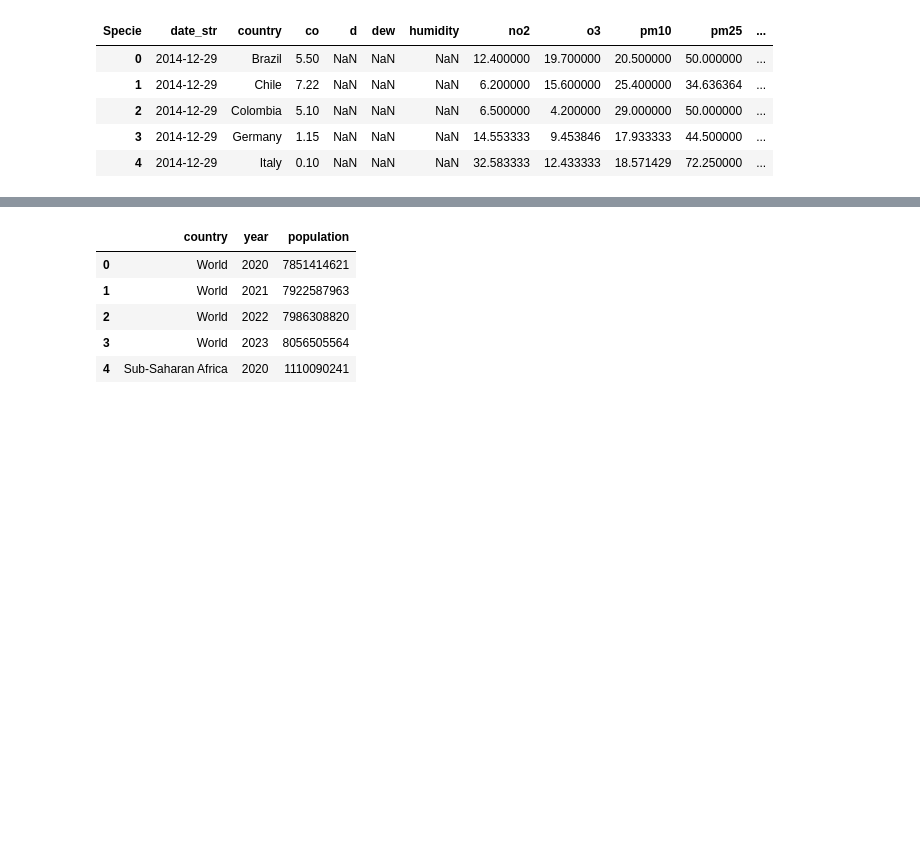
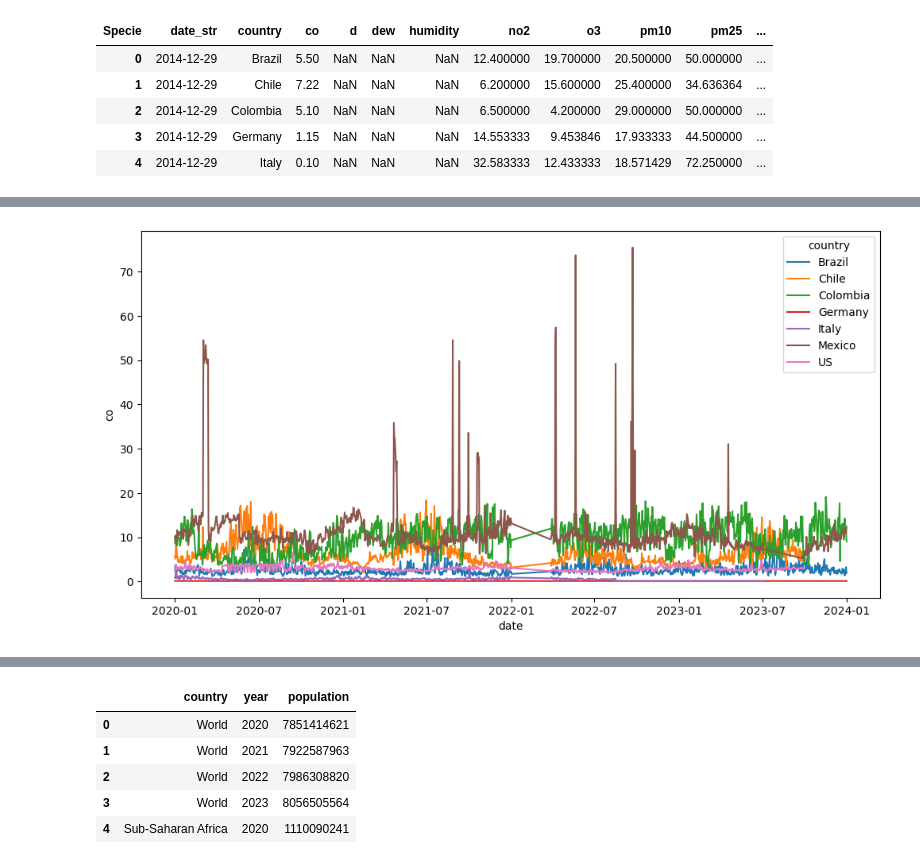
Before and after one commit to danielgvb/thesis, a Jupyter notebook: Data/xx_merging_steps.ipynb, the cells around one changed output, grey strips where cells are left out. Drawn from its saved outputs; the diff is of its cells as text; code cells hidden in the pictures; blank space fills up the shorter version.

```diff
--- a/Data/xx_merging_steps.ipynb
+++ b/Data/xx_merging_steps.ipynb
@@ -146,0 +98,14 @@ df_wb_wide.head()
+# %%
+df_atmos_wide['date'] = pd.to_datetime(df_atmos_wide['date_str'])
+# %%
+# filter for 2020 onwards
+df_atmos_wide_2020 = df_atmos_wide[df_atmos_wide['date_str'] >= '2020-01-01']
+# %%
+# plot co, no2, o3, pm10, pm25, so2
+import matplotlib.pyplot as plt
+import seaborn as sns
+plt.figure(figsize=(12,6))
+sns.lineplot(data=df_atmos_wide_2020, x='date', y='co', hue='country')
+plt.show()
+# %% [output]
+[figure, added]
```
Also changed, not shown: parts of 50 cells of this notebook, 1 other file.
